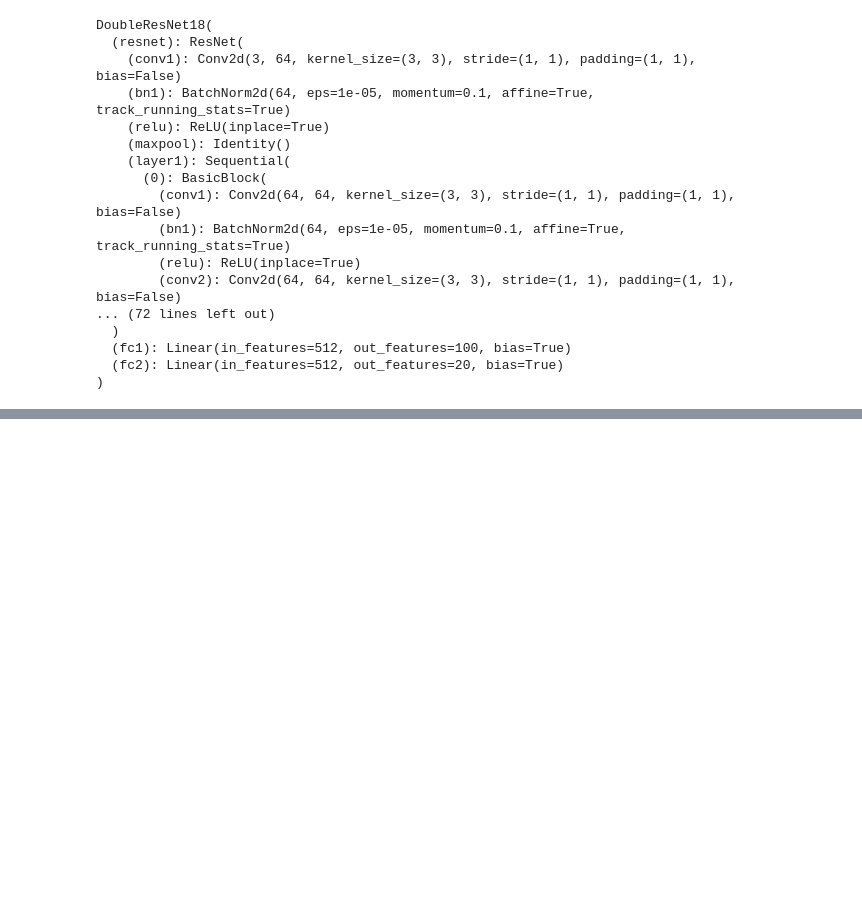
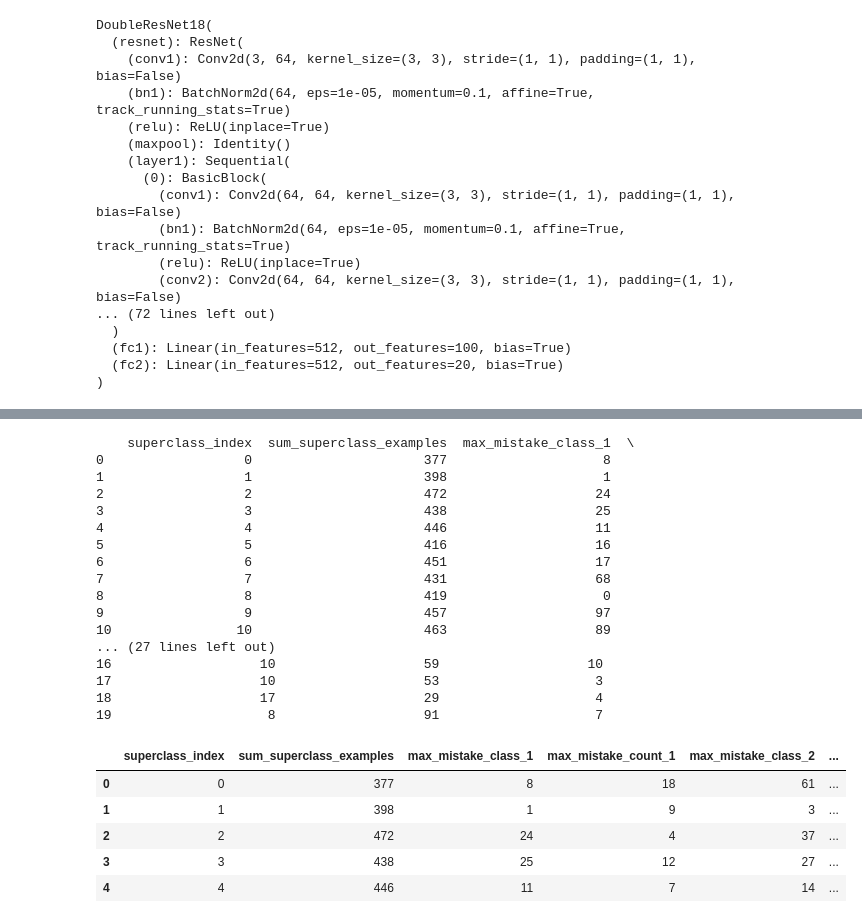
Before and after one commit to Patrycja-8/Master-thesis-notebooks, a Jupyter notebook: ResNet-18_CIFAR100_doubleheaded.ipynb, the cells around one changed output, grey strips where cells are left out. Cells and saved outputs as stored; diff of their text form; code cells hidden in the pictures; blank space fills up the shorter version.

```diff
--- a/ResNet-18_CIFAR100_doubleheaded.ipynb
+++ b/ResNet-18_CIFAR100_doubleheaded.ipynb
@@ -723,0 +639,59 @@ torch.save(training_stats, model_save_path)
+# %%
+def find_mistake_details(conf_matrix):
+    superclasses = 20
+    normal_classes_per_superclass = 5
+    result = []
+
+    for superclass in range(superclasses):
+        normal_class_indices = list(range(superclass * normal_classes_per_superclass,(superclass + 1) * normal_classes_per_superclass))
+        row = conf_matrix[superclass, :]
+
+        sum_superclass_examples = row[normal_class_indices].sum()
+
+        masked_row = np.ma.masked_array(row, mask=False)
+        masked_row.mask[normal_class_indices] = True
+
+        max_mistake_class_1 = masked_row.argmax()
+        max_mistake_count_1 = masked_row[max_mistake_class_1]
+
+        masked_row.mask[max_mistake_class_1] = True
+
+        max_mistake_class_2 = masked_row.argmax()
+        max_mistake_count_2 = masked_row[max_mistake_class_2]
+
+        result.append([superclass, sum_superclass_examples, max_mistake_class_1, max_mistake_count_1, max_mistake_class_2, max_mistake_count_2])
+    return result
+
+
+mistake_details = find_mistake_details(conf_matrix)
+
+# DataFrame
+columns = ['superclass_index', 'sum_superclass_examples', 'max_mistake_class_1', 'max_mistake_count_1', 'max_mistake_class_2', 'max_mistake_count_2']
+df = pd.DataFrame(mistake_details, columns=columns)
+
+print(df)
+df.head()
+# %% [output]
+    superclass_index  sum_superclass_examples  max_mistake_class_1  \
+0                  0                      377                    8
+1                  1                      398                    1
+2                  2                      472                   24
+3                  3                      438                   25
+4                  4                      446                   11
+5                  5                      416                   16
+6                  6                      451                   17
+7                  7                      431                   68
+8                  8                      419                    0
+9                  9                      457                   97
+10                10                      463                   89
+... (27 lines left out)
+16                   10                   59                   10
+17                   10                   53                    3
+18                   17                   29                    4
+19                    8                   91                    7
+|  | superclass_index | sum_superclass_examples | max_mistake_class_1 | max_mistake_count_1 | max_mistake_class_2 | ... |
+| 0 | 0 | 377 | 8 | 18 | 61 | ... |
+| 1 | 1 | 398 | 1 | 9 | 3 | ... |
+| 2 | 2 | 472 | 24 | 4 | 37 | ... |
+| 3 | 3 | 438 | 25 | 12 | 27 | ... |
+| 4 | 4 | 446 | 11 | 7 | 14 | ... |
```
Also changed, not shown: parts of 23 cells of this notebook.
